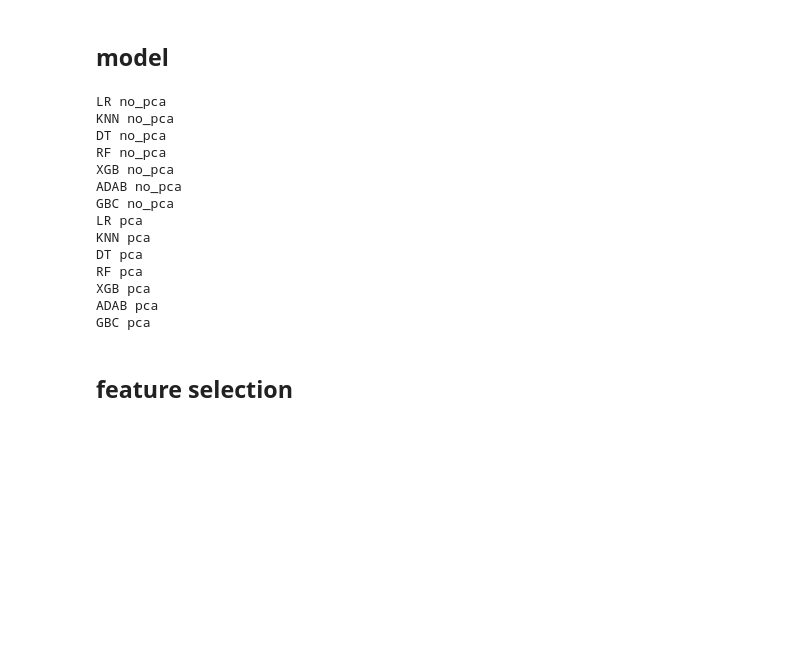
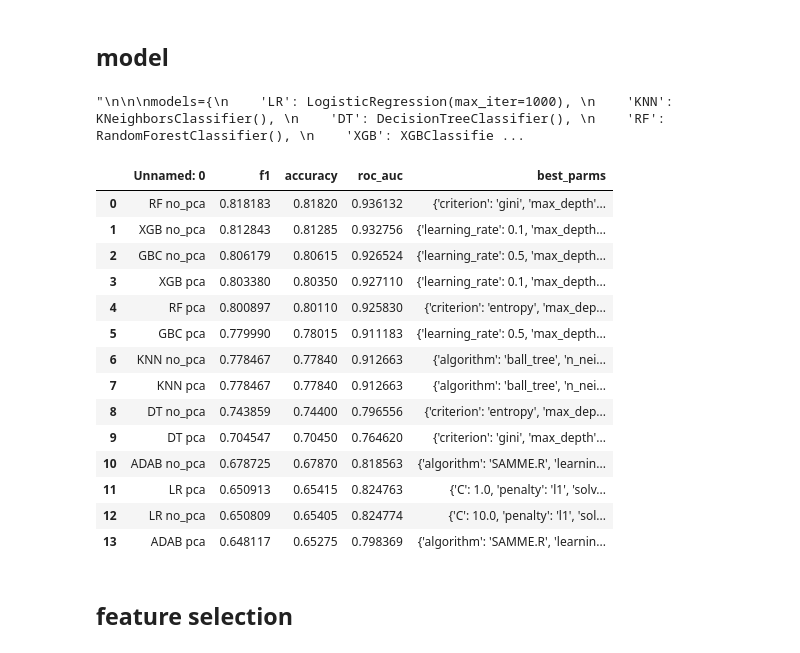
Before and after one commit to shaker113/credit_score_analysis, a Jupyter notebook: notebook.ipynb, the cells around one changed output. Cells and saved outputs as stored; diff of their text form; code cells hidden in the pictures; blank space fills up the shorter version.

Commit message:
models results

```diff
--- a/notebook.ipynb
+++ b/notebook.ipynb
@@ -504,6 +504,7 @@ from xgboost import XGBClassifier
 from sklearn.model_selection import GridSearchCV
 from sklearn.decomposition import PCA
 # %%
+'''
 
 
 models={
@@ -516,7 +517,7 @@ models={
     'GBC':GradientBoostingClassifier()
 }
 
-# takes 8 hr
+# takes 3.5 days
 param_grid = {
     'LR': {'C': [0.1, 1.0, 10.0], 'penalty': ['l1', 'l2', 'elasticnet'], 'solver': ['liblinear', 'saga']},
     'KNN': {'n_neighbors': [5, 10, 15], 'weights': ['uniform', 'distance'], 'algorithm': ['ball_tree', 'kd_tree']},
@@ -528,81 +529,73 @@ param_grid = {
 }
 
 # takes 1,5 hr
-# param_grid = {
-#     'LR': {'C': [0.01, 0.1, 1, 5, 10], 'class_weight': [None, 'balanced']},
+param_grid = {
+    'LR': {'C': [0.01, 0.1, 1, 5, 10], 'class_weight': [None, 'balanced']},
 
-#     'KNN': {'n_neighbors': range(5, 30, 2)},
+    'KNN': {'n_neighbors': range(5, 30, 2)},
 
-#     'DT': {'max_depth': range(5, 14, 2), 'criterion': ['gini', 'entropy']},
+    'DT': {'max_depth': range(5, 14, 2), 'criterion': ['gini', 'entropy']},
 
-#     'RF': {'max_depth': range(5, 14, 2),'n_estimators': [50, 100, 200],'criterion': ['gini', 'entropy']},
+    'RF': {'max_depth': range(5, 14, 2),'n_estimators': [50, 100, 200],'criterion': ['gini', 'entropy']},
 
-#     'XGB': {'max_depth': range(3, 12, 2),  'learning_rate': [0.01, 0.05, 0.15, 0.3],  'n_estimators': [50, 100, 200]},
+    'XGB': {'max_depth': range(3, 12, 2),  'learning_rate': [0.01, 0.05, 0.15, 0.3],  'n_estimators': [50, 100, 200]},
 
-#     'ADAB': {'n_estimators': [50, 100, 200],   'learning_rate': [0.01, 0.5, 1, 3],},
+    'ADAB': {'n_estimators': [50, 100, 200],   'learning_rate': [0.01, 0.5, 1, 3],},
 
-#     'GBC':{'n_estimators': [50, 100, 200],'learning_rate': [0.1, 0.5, 1.0], 'max_depth': [3, 5, 7]}
+    'GBC':{'n_estimators': [50, 100, 200],'learning_rate': [0.1, 0.5, 1.0], 'max_depth': [3, 5, 7]}
 
-# }
+}
+
+'''
+# %% [output]
+"\n\n\nmodels={\n    'LR': LogisticRegression(max_iter=1000), \n    'KNN': KNeighborsClassifier(), \n    'DT': DecisionTreeClassifier(), \n    'RF': RandomForestClassifier(), \n    'XGB': XGBClassifie ...
 # %%
+'''
+
 models_results={}
-
-import time
-start_time = time.time()
 
 for i in [' no_pca',' pca']:
     for (name,model),model_parm in zip(models.items(), param_grid.values()):
         print(name+i)
         clf=model
 
         grid_clf = GridSearchCV(clf, param_grid = model_parm,n_jobs=6,cv=3,scoring='f1_weighted')
         grid_clf.fit(X_train, y_train)
         y_pred=grid_clf.best_estimator_.predict(X_test)
         pred_prob = grid_clf.best_estimator_.predict_proba(X_test)
 
         models_results.update({name+i:{'f1':f1_score(y_test, y_pred, average='weighted'),
                                     'accuracy':accuracy_score(y_test, y_pred),
                                     'roc_auc': roc_auc_score(y_test, pred_prob, multi_class="ovo"),
                                     'best_parms':grid_clf.best_params_}})
 
     pca = PCA(n_components ='mle').fit(X_train)
     X_train = pca.transform(X_train)
     X_test = pca.transform(X_test)
 
 
 models_results=pd.DataFrame(models_results).T.sort_values(by='f1',ascending=False)
 models_results.to_csv('models_results.CSV')
 
+'''
 
-# measure the time for the code
-
-end_time = time.time()
-total_time = end_time - start_time
-print(total_time)
-
-# upload the results when the code is finished
-!git add .
-!git commit -m "models_results"
-!git push -u origin master
-
-# Shut down the computer when the code is finished
-import os
-os.system('shutdown /s /t 0')
+pd.read_csv('models_results.CSV')
 # %% [output]
-LR no_pca
-KNN no_pca
-DT no_pca
-RF no_pca
-XGB no_pca
-ADAB no_pca
-GBC no_pca
-LR pca
-KNN pca
-DT pca
-RF pca
-XGB pca
-ADAB pca
-GBC pca
+|  | Unnamed: 0 | f1 | accuracy | roc_auc | best_parms |
+| 0 | RF no_pca | 0.818183 | 0.81820 | 0.936132 | {'criterion': 'gini', 'max_depth'... |
+| 1 | XGB no_pca | 0.812843 | 0.81285 | 0.932756 | {'learning_rate': 0.1, 'max_depth... |
+| 2 | GBC no_pca | 0.806179 | 0.80615 | 0.926524 | {'learning_rate': 0.5, 'max_depth... |
+| 3 | XGB pca | 0.803380 | 0.80350 | 0.927110 | {'learning_rate': 0.1, 'max_depth... |
+| 4 | RF pca | 0.800897 | 0.80110 | 0.925830 | {'criterion': 'entropy', 'max_dep... |
+| 5 | GBC pca | 0.779990 | 0.78015 | 0.911183 | {'learning_rate': 0.5, 'max_depth... |
+| 6 | KNN no_pca | 0.778467 | 0.77840 | 0.912663 | {'algorithm': 'ball_tree', 'n_nei... |
+| 7 | KNN pca | 0.778467 | 0.77840 | 0.912663 | {'algorithm': 'ball_tree', 'n_nei... |
+| 8 | DT no_pca | 0.743859 | 0.74400 | 0.796556 | {'criterion': 'entropy', 'max_dep... |
+| 9 | DT pca | 0.704547 | 0.70450 | 0.764620 | {'criterion': 'gini', 'max_depth'... |
+| 10 | ADAB no_pca | 0.678725 | 0.67870 | 0.818563 | {'algorithm': 'SAMME.R', 'learnin... |
+| 11 | LR pca | 0.650913 | 0.65415 | 0.824763 | {'C': 1.0, 'penalty': 'l1', 'solv... |
+| 12 | LR no_pca | 0.650809 | 0.65405 | 0.824774 | {'C': 10.0, 'penalty': 'l1', 'sol... |
+| 13 | ADAB pca | 0.648117 | 0.65275 | 0.798369 | {'algorithm': 'SAMME.R', 'learnin... |
 # %% [markdown]
 ## feature selection
 # %%
```
